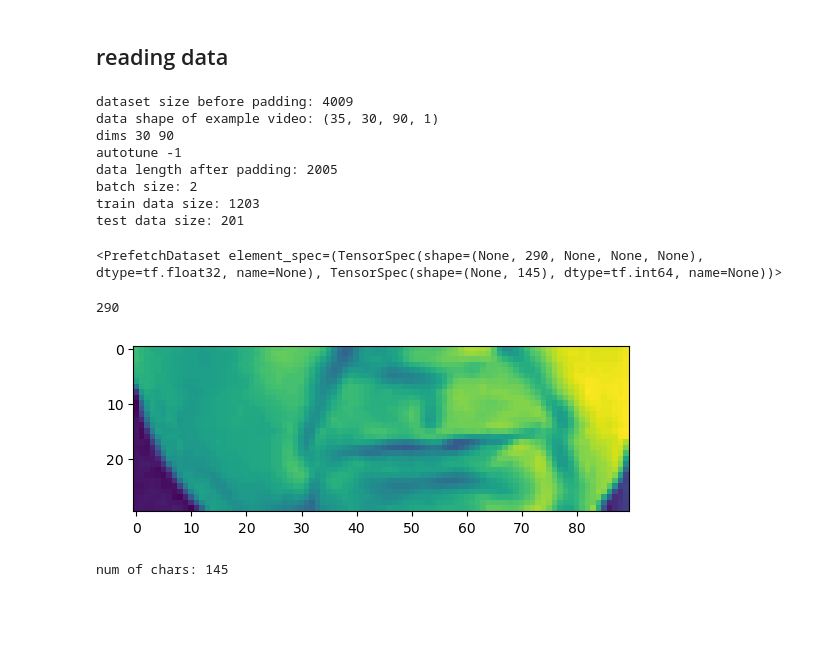
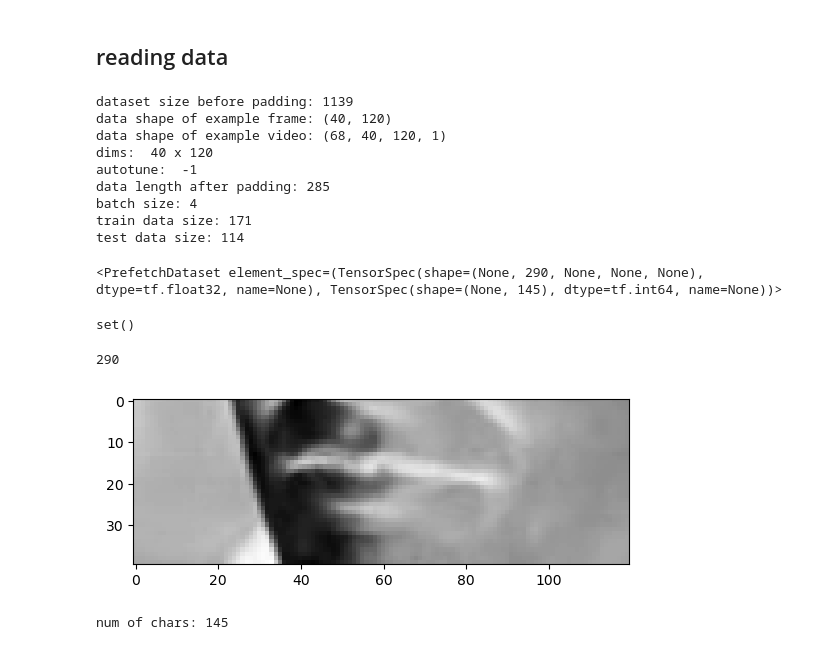
Before and after one commit to BlueMoon73/LIPTRAC-VSR, a Jupyter notebook: Lipreading.ipynb, the cells around one changed output. Saved outputs shown, nothing was run; the diff lists cells and outputs as text; code cells hidden in the pictures; blank space fills up the shorter version.

```diff
--- a/Lipreading.ipynb
+++ b/Lipreading.ipynb
@@ -218,52 +261,60 @@ print(len(frames[0][0]))
 # %%
 # reading all files within the root directory
 # data = tf.data.Dataset.list_files('A:\Lip Reading\Potential Datasets\BBC LRS2\mvlrs_v1\main\*\*.mp4')
-data = tf.data.Dataset.list_files('A:/Lip Reading/Potential Datasets/BBC LRS2/trainFiles6/*.mp4')
+data = tf.data.Dataset.list_files('A:/Lip Reading/Potential Datasets/BBC LRS2/trainFiles1/*.mp4')
+# data = tf.data.Dataset.list_files('A:/Lip Reading/Potential Datasets/BBC LRS2/trainFiles6/*.mp4')
 
-data = data.shuffle(2000, reshuffle_each_iteration=False) # shuffling data
+
+data = data.shuffle(500, reshuffle_each_iteration=False) # shuffling data
 data = data.map(processData) # "processing" the data to obtain frames and the respective text
 
-dim1 = frames.shape[1]
-dim2 = frames.shape[2]
+dim1 = newImageSize[0]
+dim2 = newImageSize[1]
 print("dataset size before padding:", len(data))
+print("data shape of example frame:", newImageSize)
 print("data shape of example video:", frames.shape)
-print("dims",dim1,dim2)
+print("dims: ",dim1, "x",dim2)
 
 # combining 8 videos as one "input"
 # ensuring all videos are padded to match the longest video,
 # ensuring the length of all the alignments is the size of the longest text characters, as some are lower.
-batchSize = 2
+batchSize = 4
 data = data.padded_batch(batchSize, padded_shapes=([2*maxCharCt,None, None,None], [maxCharCt]))
-print("autotune",tf.data.AUTOTUNE)
-# data = data.prefetch(tf.data.AUTOTUNE)
-data=data.prefetch(1)
+print("autotune: ",tf.data.AUTOTUNE)
+data = data.prefetch(tf.data.AUTOTUNE)
+# data=data.prefetch(3)
 print("data length after padding:", len(data))
 print("batch size:", batchSize)
 
 train = data.take(int(len(data) * 0.6))
-test = data.skip(int(len(data) * 0.9))
+test = data.skip(int(len(data) * 0.6))
 print("train data size:", len(train))
 print("test data size:",  len(test))
 # %% [output]
-dataset size before padding: 4009
-data shape of example video: (35, 30, 90, 1)
-dims 30 90
-autotune -1
-data length after padding: 2005
-batch size: 2
-train data size: 1203
-test data size: 201
+dataset size before padding: 1139
+data shape of example frame: (40, 120)
+data shape of example video: (68, 40, 120, 1)
+dims:  40 x 120
+autotune:  -1
+data length after padding: 285
+batch size: 4
+train data size: 171
+test data size: 114
 # %%
 data
 # %% [output]
 <PrefetchDataset element_spec=(TensorSpec(shape=(None, 290, None, None, None), dtype=tf.float32, name=None), TensorSpec(shape=(None, 145), dtype=tf.int64, name=None))>
+# %%
+print(set(errorPaths))
+# %% [output]
+set()
 # %%
 val = data.as_numpy_iterator().next()
-plt.imshow(val[0][0][30])
+plt.imshow(val[0][0][2], cmap='gray_r')
 print(len(val[0][0]))
 # %% [output]
 290
-[figure, old version]
+[figure, new version]
 # %%
 tf.strings.reduce_join([numToChar(word) for word in val[1][0]])
 print("num of chars:", len(([numToChar(word) for word in val[1][0]])))
```
Also changed, not shown: parts of 25 cells of this notebook, 1 other file.
